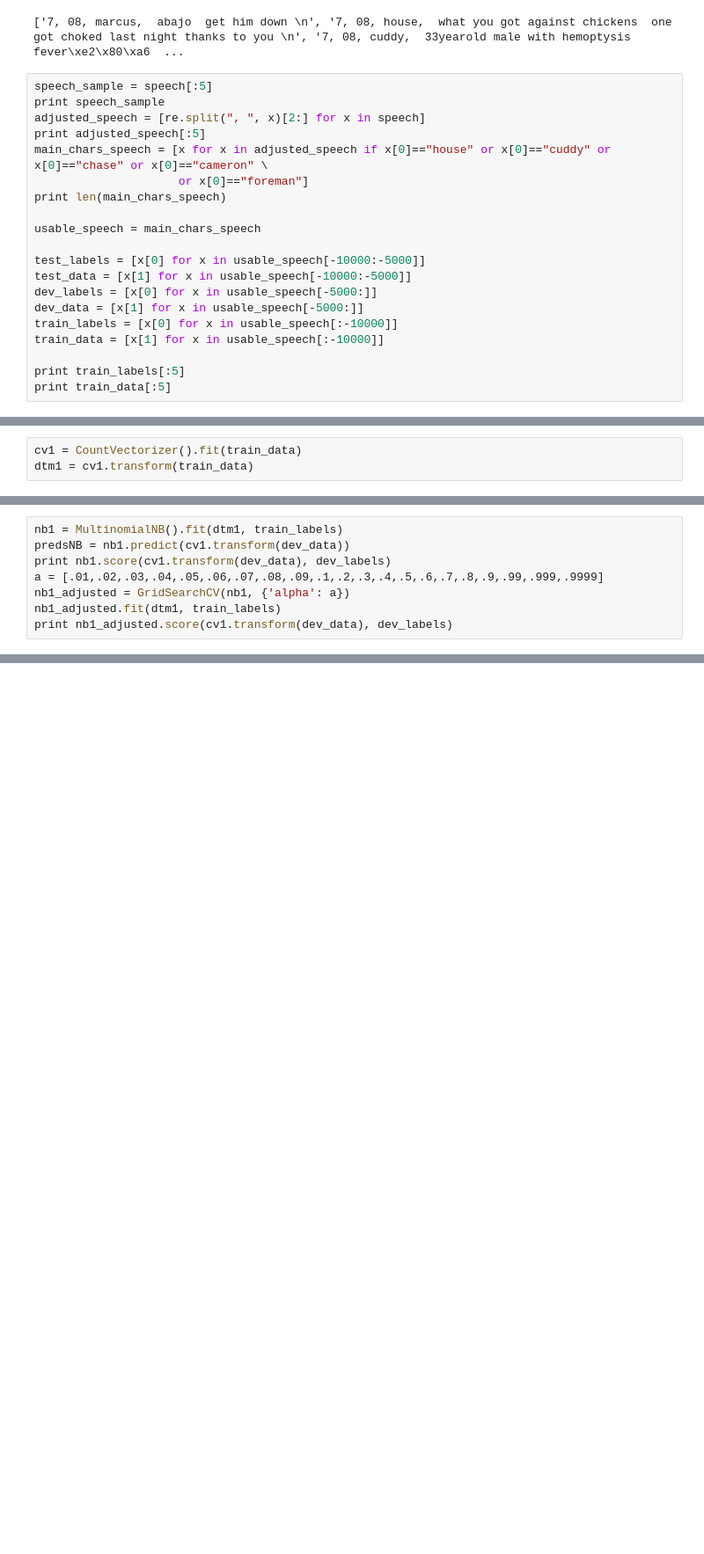
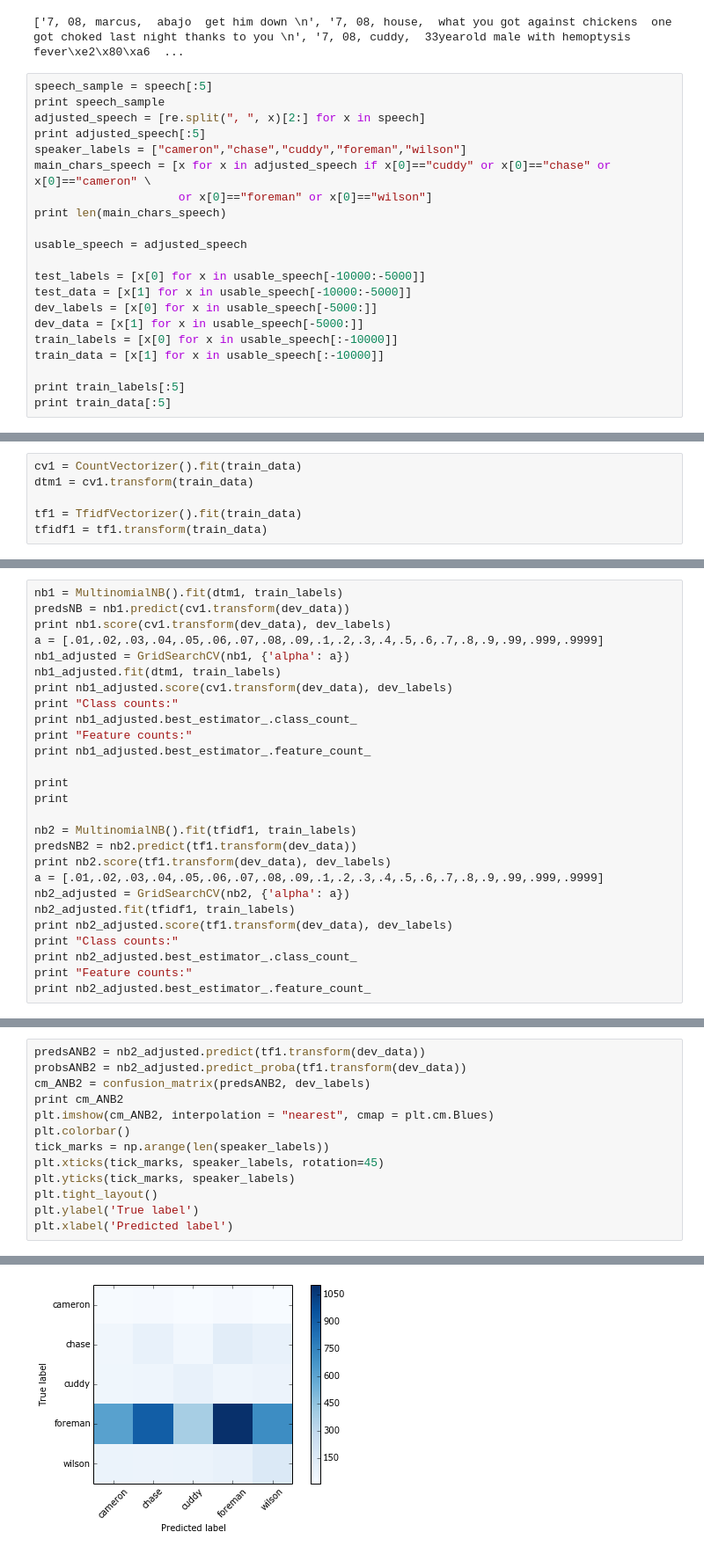
Before and after one commit to dails08/finna-be-avenger, a Jupyter notebook: House Predictions.ipynb, the cells around one changed output, grey strips where cells are left out. Shown at 88% size. Saved outputs shown, nothing was run; the diff lists cells and outputs as text; blank space fills up the shorter version.

```diff
--- a/House Predictions.ipynb
+++ b/House Predictions.ipynb
@@ -36,11 +36,12 @@ speech_sample = speech[:5]
 print speech_sample
 adjusted_speech = [re.split(", ", x)[2:] for x in speech]
 print adjusted_speech[:5]
-main_chars_speech = [x for x in adjusted_speech if x[0]=="house" or x[0]=="cuddy" or x[0]=="chase" or x[0]=="cameron" \
-                     or x[0]=="foreman"]
+speaker_labels = ["cameron","chase","cuddy","foreman","wilson"]
+main_chars_speech = [x for x in adjusted_speech if x[0]=="cuddy" or x[0]=="chase" or x[0]=="cameron" \
+                     or x[0]=="foreman" or x[0]=="wilson"]
 print len(main_chars_speech)
 
-usable_speech = main_chars_speech
+usable_speech = adjusted_speech
 
 test_labels = [x[0] for x in usable_speech[-10000:-5000]]
 test_data = [x[1] for x in usable_speech[-10000:-5000]]
@@ -74,6 +75,9 @@ print len(test_data)
 # %%
 cv1 = CountVectorizer().fit(train_data)
 dtm1 = cv1.transform(train_data)
+
+tf1 = TfidfVectorizer().fit(train_data)
+tfidf1 = tf1.transform(train_data)
 # %%
 
 lr1 = LogisticRegression().fit(dtm1, train_labels)
@@ -87,3 +91,22 @@ a = [.01,.02,.03,.04,.05,.06,.07,.08,.09,.1,.2,.3,.4,.5,.6,.7,.8,.9,.99,.999,.99
 nb1_adjusted = GridSearchCV(nb1, {'alpha': a})
 nb1_adjusted.fit(dtm1, train_labels)
 print nb1_adjusted.score(cv1.transform(dev_data), dev_labels)
+print "Class counts:"
+print nb1_adjusted.best_estimator_.class_count_
+print "Feature counts:"
+print nb1_adjusted.best_estimator_.feature_count_
+
+print
+print
+
+nb2 = MultinomialNB().fit(tfidf1, train_labels)
+predsNB2 = nb2.predict(tf1.transform(dev_data))
+print nb2.score(tf1.transform(dev_data), dev_labels)
+a = [.01,.02,.03,.04,.05,.06,.07,.08,.09,.1,.2,.3,.4,.5,.6,.7,.8,.9,.99,.999,.9999]
+nb2_adjusted = GridSearchCV(nb2, {'alpha': a})
+nb2_adjusted.fit(tfidf1, train_labels)
+print nb2_adjusted.score(tf1.transform(dev_data), dev_labels)
+print "Class counts:"
+print nb2_adjusted.best_estimator_.class_count_
+print "Feature counts:"
+print nb2_adjusted.best_estimator_.feature_count_
@@ -95,0 +113,14 @@ print
+# %%
+predsANB2 = nb2_adjusted.predict(tf1.transform(dev_data))
+probsANB2 = nb2_adjusted.predict_proba(tf1.transform(dev_data))
+cm_ANB2 = confusion_matrix(predsANB2, dev_labels)
+print cm_ANB2
+plt.imshow(cm_ANB2, interpolation = "nearest", cmap = plt.cm.Blues)
+plt.colorbar()
+tick_marks = np.arange(len(speaker_labels))
+plt.xticks(tick_marks, speaker_labels, rotation=45)
+plt.yticks(tick_marks, speaker_labels)
+plt.tight_layout()
+plt.ylabel('True label')
+plt.xlabel('Predicted label')
+# %% [output]
@@ -95,0 +132 @@ print
+[figure, added]
```
Also changed, not shown: parts of 7 cells of this notebook.
